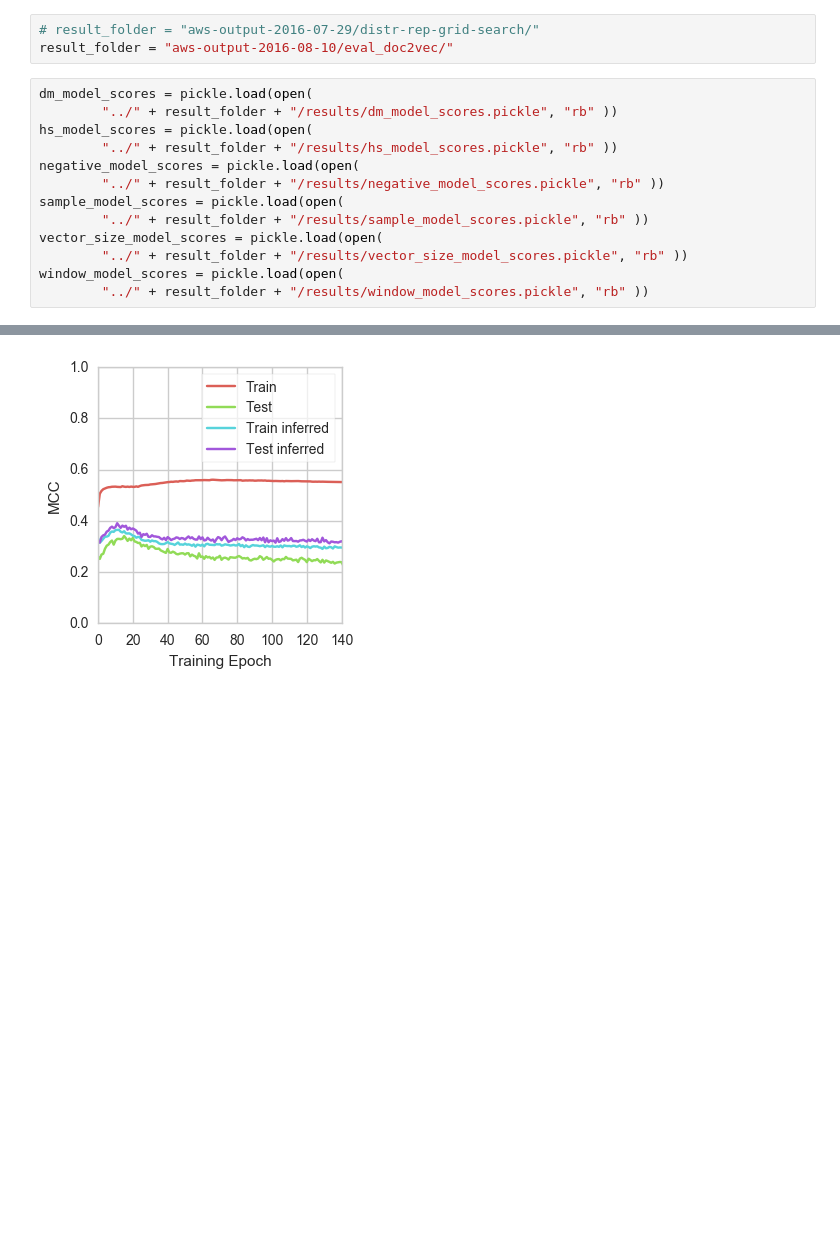
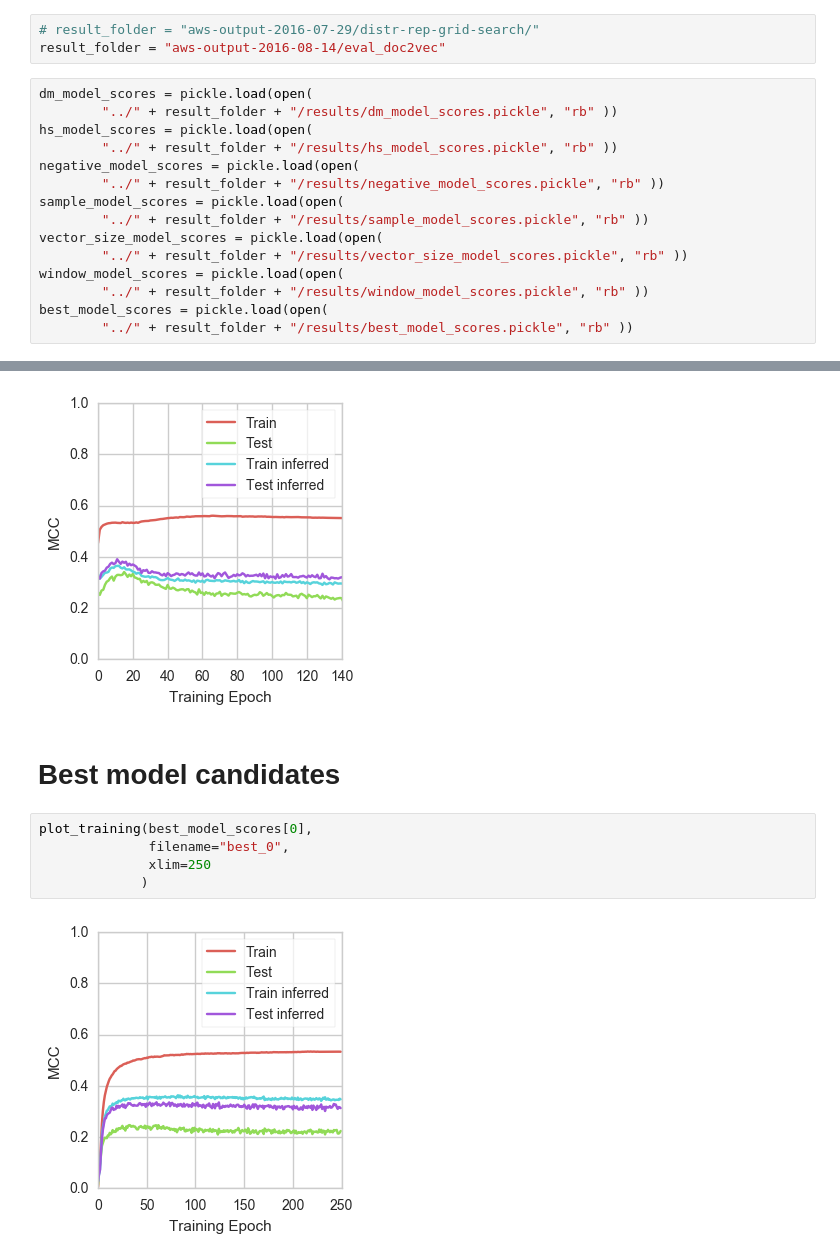
Before and after one commit to cle-ment/ma-thesis-experiments, a Jupyter notebook: workfolder/results-analysis.ipynb, the cells around one changed output, grey strips where cells are left out. Drawn from its saved outputs; the diff is of its cells as text; blank space fills up the shorter version.

```diff
--- a/workfolder/results-analysis.ipynb
+++ b/workfolder/results-analysis.ipynb
@@ -52,7 +52,7 @@ def plot_training(scores,
 Load files from specific date
 # %%
 # result_folder = "aws-output-2016-07-29/distr-rep-grid-search/"
-result_folder = "aws-output-2016-08-10/eval_doc2vec/"
+result_folder = "aws-output-2016-08-14/eval_doc2vec"
 # %%
 dm_model_scores = pickle.load(open(
         "../" + result_folder + "/results/dm_model_scores.pickle", "rb" ))
@@ -66,6 +66,8 @@ vector_size_model_scores = pickle.load(open(
         "../" + result_folder + "/results/vector_size_model_scores.pickle", "rb" ))
 window_model_scores = pickle.load(open(
         "../" + result_folder + "/results/window_model_scores.pickle", "rb" ))
+best_model_scores = pickle.load(open(
+        "../" + result_folder + "/results/best_model_scores.pickle", "rb" ))
 # %% [markdown]
 ## Vector Size
 # %% [markdown]
@@ -213,3 +215,12 @@ plot_training(dm_model_scores[1],
              )
 # %% [output]
 [figure]
+# %% [markdown]
+# Best model candidates
+# %%
+plot_training(best_model_scores[0],
+              filename="best_0",
+              xlim=250
+             )
+# %% [output]
+[figure, added]
```
Also changed, not shown: parts of 12 cells of this notebook, 3 other files.
